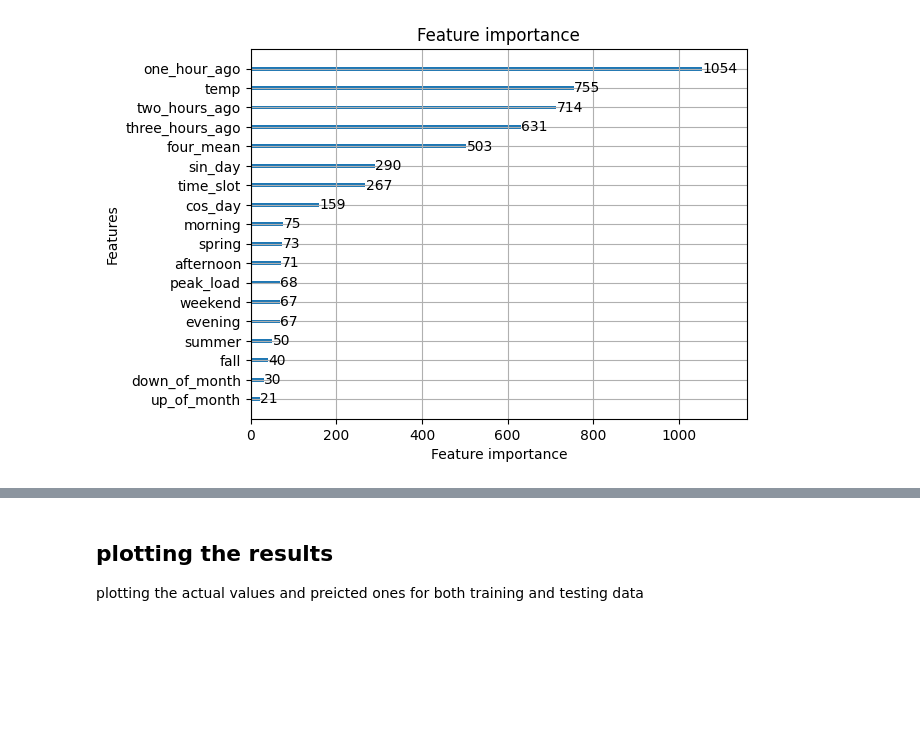
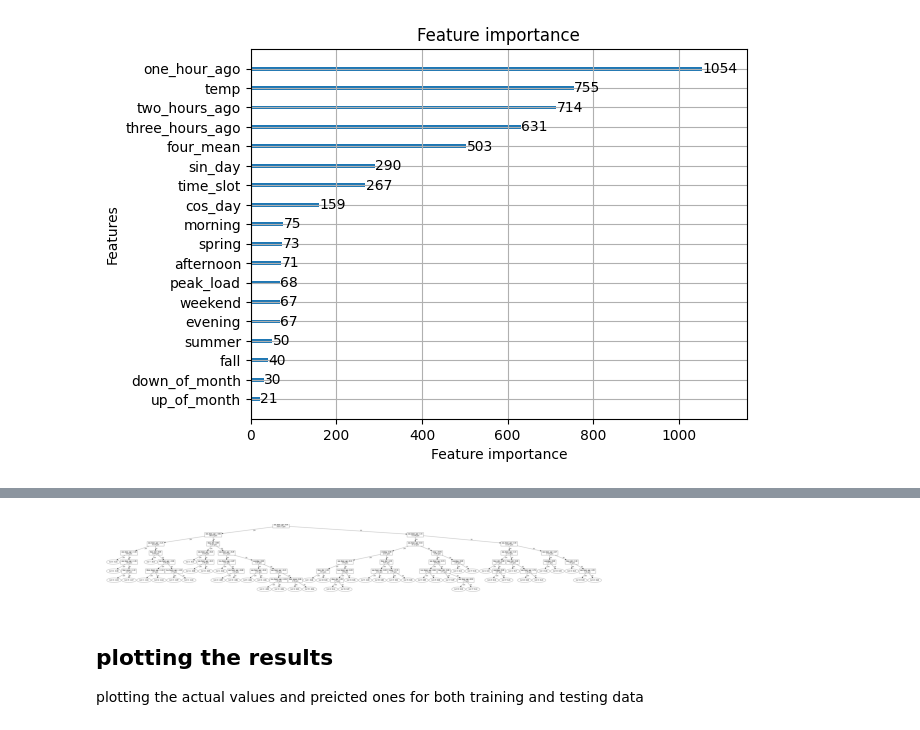
Before and after one commit to amirhosseinamerimanesh/Load-Forecasting-Machine-Learing, a Jupyter notebook: load_forecasting_ml.ipynb, the cells around one changed output, grey strips where cells are left out. Saved outputs shown, nothing was run; the diff lists cells and outputs as text; code cells hidden in the pictures; blank space fills up the shorter version.

Commit message:
added saving plot in lightgbm model

```diff
--- a/load_forecasting_ml.ipynb
+++ b/load_forecasting_ml.ipynb
@@ -336,3 +329,9 @@ lgb.plot_tree(final_model)
+# %%
+lgb.plot_tree(final_model, tree_index = 0, show_info=['split_gain'], precision=2, orientation='vertical')
+# Save the plot as a PNG file with higher DPI
+plt.savefig('tree_plot.png', dpi=1200)
+# %% [output]
+[figure, added]
 # %% [markdown]
 ## plotting the results
 plotting the actual values and preicted ones for both training and testing data
```
Also changed, not shown: parts of 12 cells of this notebook.
